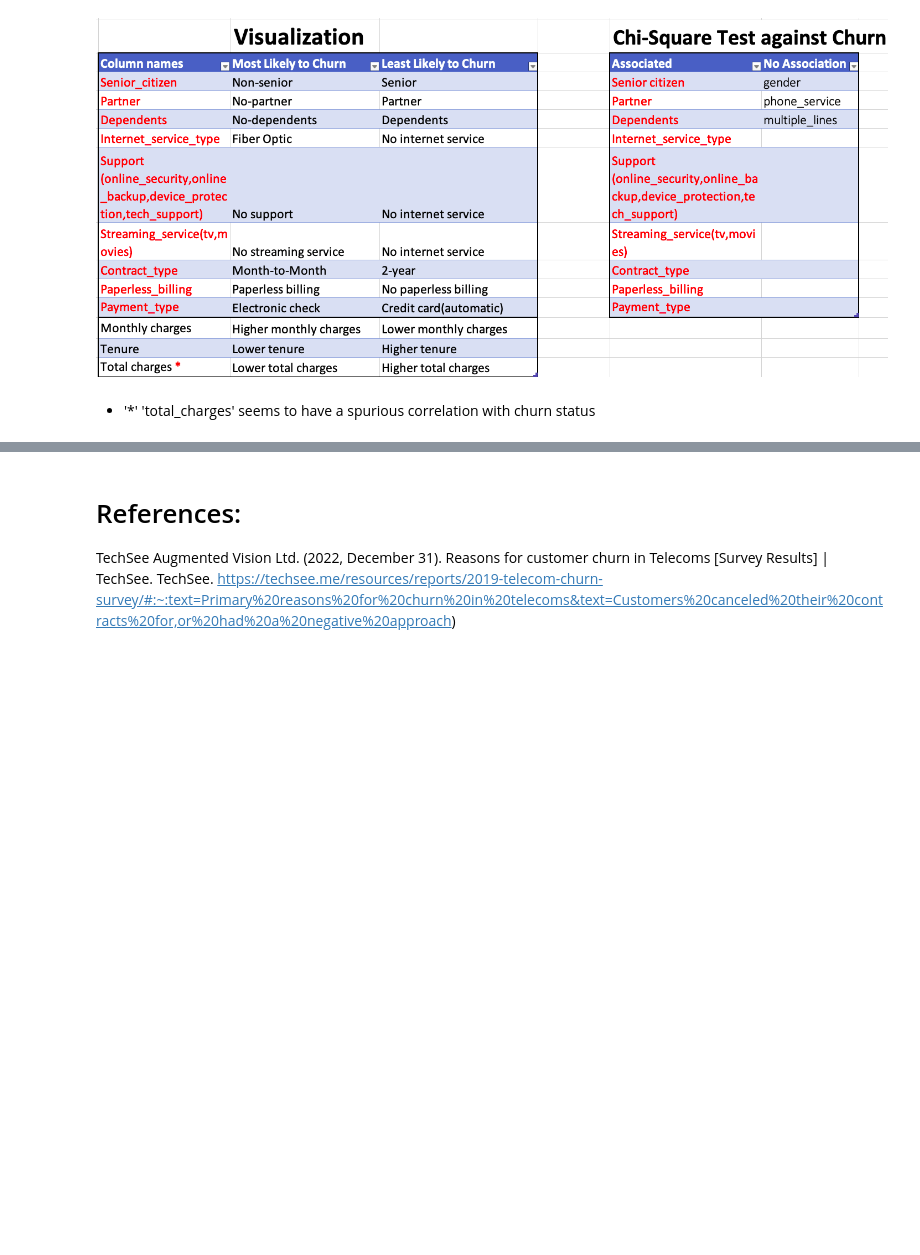
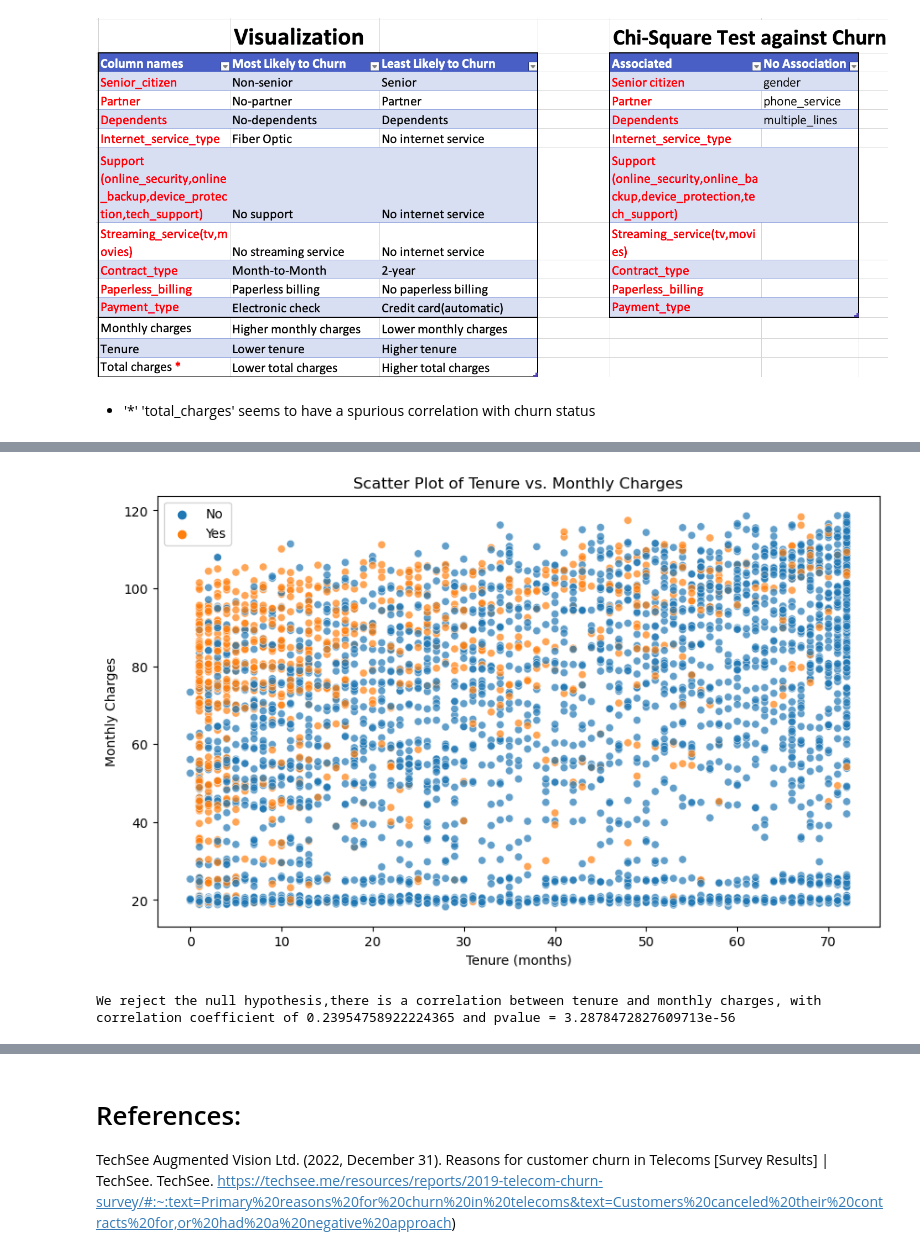
Before and after one commit to kelseyhangyu/Telcos_Customer_Churn_Drivers, a Jupyter notebook: Telco's churning investigation full notes.ipynb, the cells around one changed output, grey strips where cells are left out. Saved outputs shown, nothing was run; the diff lists cells and outputs as text; code cells hidden in the pictures; blank space fills up the shorter version.

```diff
--- a/Telco's churning investigation full notes.ipynb
+++ b/Telco's churning investigation full notes.ipynb
@@ -554,0 +605,26 @@ Reject the null hypothesis. There is evidence of association between payment_typ
+# %%
+# Scatter plot
+plt.figure(figsize=(10, 6))
+sns.scatterplot(x='tenure', y='monthly_charges', data=train, hue='churn', alpha=0.7)
+plt.title('Scatter Plot of Tenure vs. Monthly Charges')
+plt.xlabel('Tenure (months)')
+plt.ylabel('Monthly Charges')
+plt.legend()
+plt.show()
+# %% [output]
+[figure, added]
+# %%
+# Define hypothesis
+Ho = 'there is no correlation between tenure and monthly charges'
+Ha = 'there is a correlation between tenure and monthly charges'
+alpha = 0.05
+
+#Pearson's correlation test
+r,p = stats.pearsonr(train.tenure,train.monthly_charges)
+
+if p < alpha:
+    print(f'We reject the null hypothesis,{Ha}, with correlation coefficient of {r} and pvalue = {p}')
+else:
+    print('We fail to reject the null hypothesis')
+# %% [output]
+We reject the null hypothesis,there is a correlation between tenure and monthly charges, with correlation coefficient of 0.23954758922224365 and pvalue = 3.2878472827609713e-56
```
Also changed, not shown: parts of 59 cells of this notebook.
